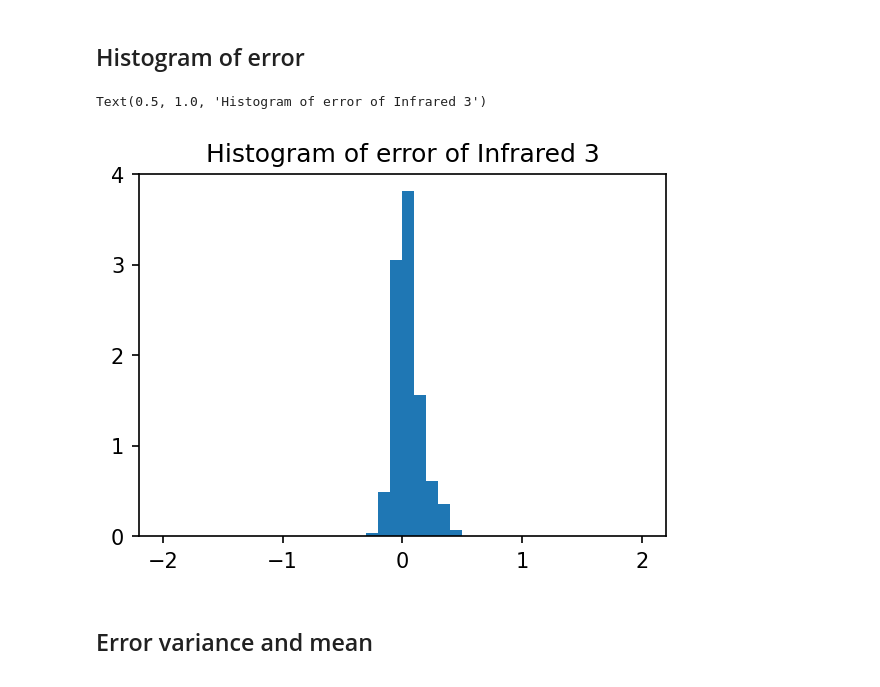
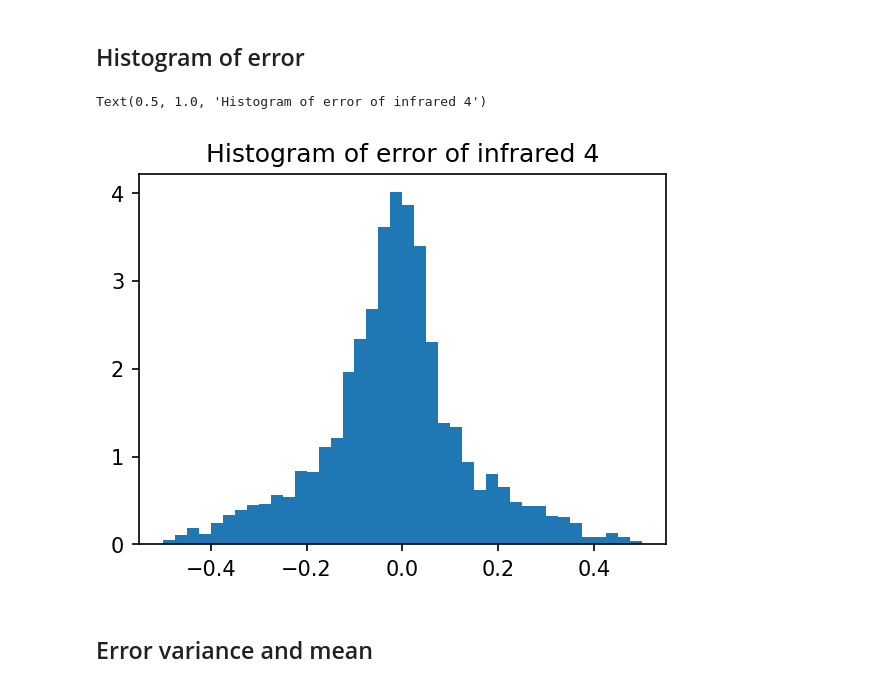
Before and after one commit to Laserbean/ENMT482_Ass1, a Jupyter notebook: Assignment1.ipynb, the cells around one changed output. Cells and saved outputs as stored; diff of their text form; code cells hidden in the pictures.

Commit message:
added scipy

```diff
--- a/Assignment1.ipynb
+++ b/Assignment1.ipynb
@@ -146,16 +163,35 @@ yLS = (a0*time**2 + b0*time + c0 ) / (a1*time**2 + b1*time + c1 )
 # %% [markdown]
 ### Use this one
 # %%
+
+from scipy.optimize import curve_fit
+
 y = raw_ir4
-a0 = 4055.250
-b0 = 1863.84
-c0 = 380
-a1 = 3176.140
-b1 = -1650.83
-c1 = 700
+# a0 = 4055.250
+# b0 = 1863.84
+# c0 = 150
+# a1 = 3176.140
+# b1 = -1650.83
+# c1 = 600
 
-yLS = (a0*range_**2 + b0*range_ + c0 ) / (a1*range_**2 + b1*range_ + c1 )
-h = lambda x: (a0*(x)**2 + b0*x + c0 ) / (a1*(x)**2 + b1*x + c1 )
+
+h_ir4_model = lambda x, a0, b0, c0, a1, b1, c1: (a0*(x)**2 + b0*x + c0 ) / (a1*(x)**2 + b1*x + c1 )
+
+
+# zfit = model(x, *params)
+params, cov = curve_fit(h_ir4_model, range_, y)
+
+a0 = params[0]
+b0 = params[1]
+c0 = params[2]
+a1 = params[3]
+b1 = params[4]
+c1 = params[5]
+
+yLS = h_ir4_model(range_, *params)
+# yLS = (a0*range_**2 + b0*range_ + c0 ) / (a1*range_**2 + b1*range_ + c1 )
+# h = lambda x: (a0*(x)**2 + b0*x + c0 ) / (a1*(x)**2 + b1*x + c1 )
+
 h_ir4 = lambda x: (a0*(x)**2 + b0*x + c0 ) / (a1*(x)**2 + b1*x + c1 )
 
 # max_hir4 = np.max(h_ir4(range_))
@@ -207,12 +241,12 @@ Text(0.5, 0, 'x, Range (m)')
 # %%
 error = yLS-y
 plot1 = plt.figure(figsize=(4, 3), dpi=150)
-plt.hist(error, bins=40, range=(-2,2), density=True)
+plt.hist(error, bins=40, range=(-0.5,0.5), density=True)
 plt.tight_layout()
 plt.title(f"Histogram of error of {title}")
 # %% [output]
-Text(0.5, 1.0, 'Histogram of error of Infrared 3')
+Text(0.5, 1.0, 'Histogram of error of infrared 4')
-[figure, old version]
+[figure, new version]
 # %% [markdown]
 ## Error variance and mean
 # %%
```
Also changed, not shown: parts of 23 cells of this notebook.
